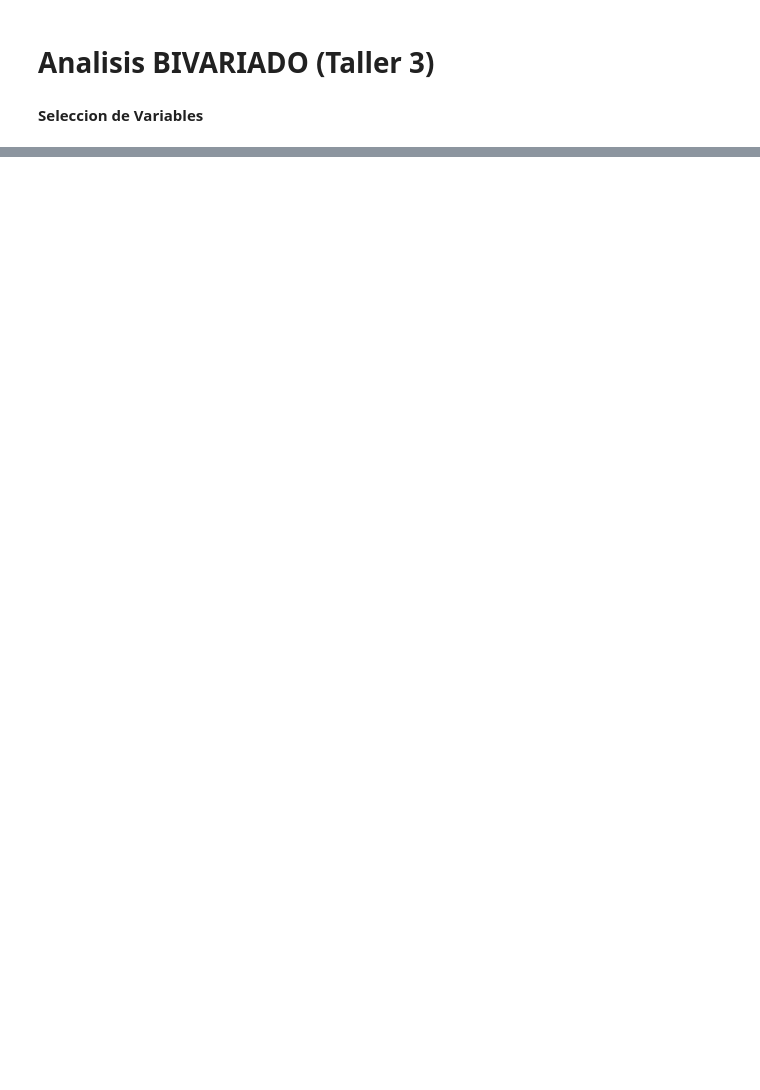
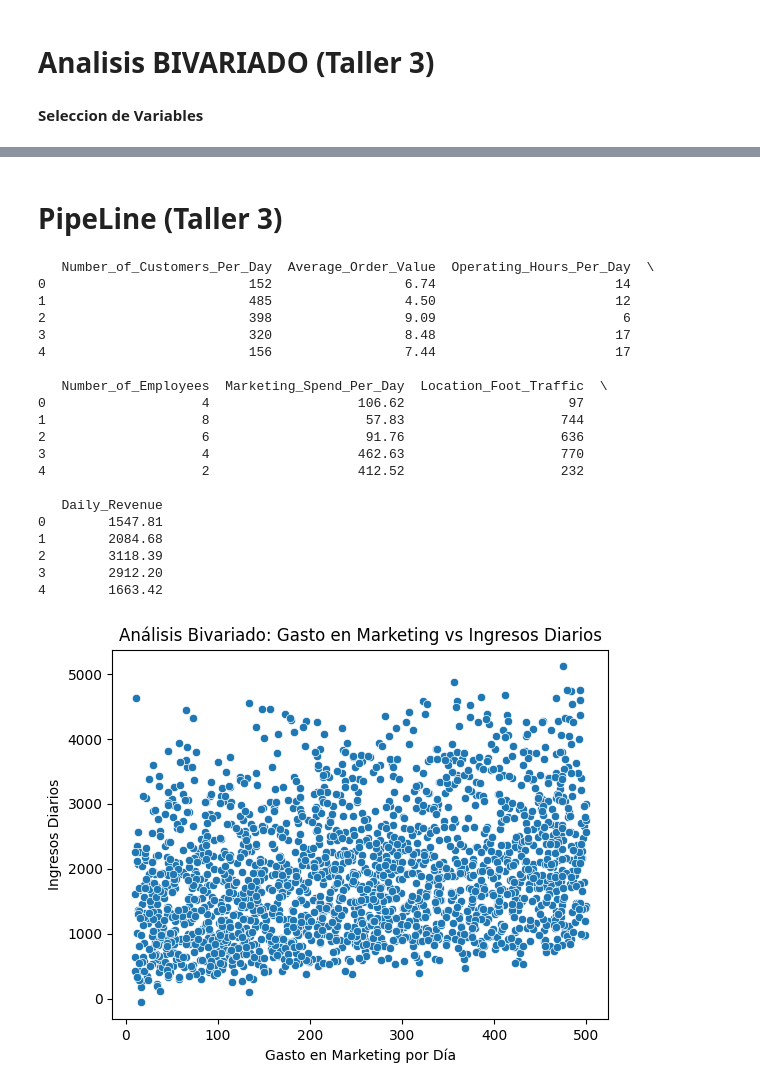
Before and after one commit to wacanas/Analisis-De-Datos-2025, a Jupyter notebook: Taller_2_2025.ipynb, the cells around one changed output, grey strips where cells are left out. Drawn from its saved outputs; the diff is of its cells as text; code cells hidden in the pictures; blank space fills up the shorter version.

```diff
--- a/Taller_2_2025.ipynb
+++ b/Taller_2_2025.ipynb
@@ -475,0 +551,62 @@ NameError: name 'pd' is not defined
+# %% [markdown]
+# **PipeLine**  (Taller 3)
+# %%
+
+def load_data(file_path):
+ data = pd.read_csv(file_path)
+ store = pd.DataFrame(data)
+
+def bivariate_analysis(df, x_col, y_col, title, x_label, y_label):
+    sns.scatterplot(x=x_col, y=y_col, data=store)
+    plt.title(title)
+    plt.xlabel(x_label)
+    plt.ylabel(y_label)
+    plt.show()
+
+def main():
+    # Cargar los datos
+    file_path = 'coffee_shop_revenue.csv'
+    df = load_data(file_path)
+
+    # Mostrar las primeras filas del DataFrame para entender su estructura
+    print(store.head())
+
+    # Análisis bivariado entre 'Marketing_Spend_Per_Day' y 'Daily_Revenue'
+    bivariate_analysis(df, 'Marketing_Spend_Per_Day', 'Daily_Revenue',
+                       'Análisis Bivariado: Gasto en Marketing vs Ingresos Diarios',
+                       'Gasto en Marketing por Día', 'Ingresos Diarios')
+
+    # Análisis bivariado entre 'Number_of_Customers_Per_Day' y 'Daily_Revenue'
+    bivariate_analysis(df, 'Number_of_Customers_Per_Day', 'Daily_Revenue',
+                       'Análisis Bivariado: Número de Clientes vs Ingresos Diarios',
+                       'Número de Clientes por Día', 'Ingresos Diarios')
+
+    # Análisis bivariado entre 'Location_Foot_Traffic' y 'Daily_Revenue'
+    bivariate_analysis(df, 'Location_Foot_Traffic', 'Daily_Revenue',
+                       'Análisis Bivariado: Tráfico Peatonal en la Ubicación vs Ingresos Diarios',
+                       'Tráfico Peatonal en la Ubicación', 'Ingresos Diarios')
+
+if __name__ == "__main__":
+    main()
+# %% [output]
+   Number_of_Customers_Per_Day  Average_Order_Value  Operating_Hours_Per_Day  \
+0                          152                 6.74                       14
+1                          485                 4.50                       12
+2                          398                 9.09                        6
+3                          320                 8.48                       17
+4                          156                 7.44                       17
+
+   Number_of_Employees  Marketing_Spend_Per_Day  Location_Foot_Traffic  \
+0                    4                   106.62                     97
+1                    8                    57.83                    744
+2                    6                    91.76                    636
+3                    4                   462.63                    770
+4                    2                   412.52                    232
+
+   Daily_Revenue
+0        1547.81
+1        2084.68
+2        3118.39
+3        2912.20
+4        1663.42
+[figure, added]
```
Also changed, not shown: parts of 14 cells of this notebook.
